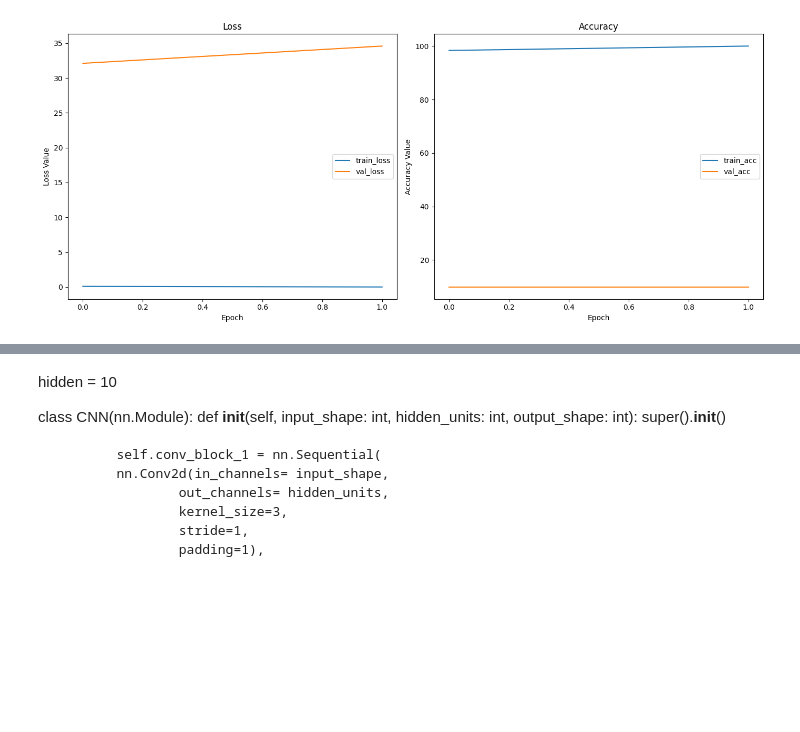
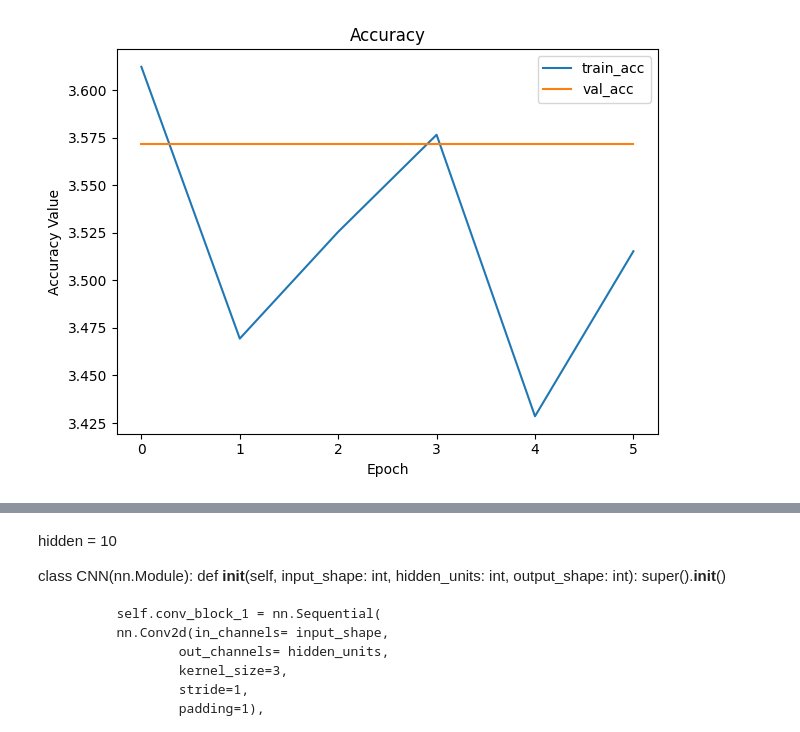
Before and after one commit to Anton123567/DL_UPC, a Jupyter notebook: results_all/Deep Learning Assignment.ipynb, the cells around one changed output, grey strips where cells are left out. Saved outputs shown, nothing was run; the diff lists cells and outputs as text; code cells hidden in the pictures; blank space fills up the shorter version.

Commit message:
renaming and new results

```diff
--- a/results_all/Deep Learning Assignment.ipynb
+++ b/results_all/Deep Learning Assignment.ipynb
@@ -8,43 +8,24 @@ def plot_res(filename):
 
 
     # Create a figure with two subplots side by side
-    fig, axes = plt.subplots(nrows=1, ncols=2, figsize=(14, 6))
 
     # Plot data on the first subplot
-    res[["train_loss", "val_loss"]].plot(ax=axes[0])
-    axes[0].set_title('Loss')
-    axes[0].set_ylabel('Loss Value')
-    axes[0].set_xlabel('Epoch')
+    ax = res[["train_acc", "val_acc"]].plot()
+    ax.set_title('Accuracy')
+    ax.set_ylabel('Accuracy Value')
+    ax.set_xlabel('Epoch')
 
     # Plot data on the second subplot
-    res[["train_acc", "val_acc"]].plot(ax=axes[1])
-    axes[1].set_title('Accuracy')
-    axes[1].set_ylabel('Accuracy Value')
-    axes[1].set_xlabel('Epoch')
+    #res[["train_acc", "val_acc"]].plot(ax=axes[1])
+    #axes[1].set_title('Accuracy')
+    #axes[1].set_ylabel('Accuracy Value')
+    #axes[1].set_xlabel('Epoch')
 
     # Adjust the layout and show the plot
     plt.tight_layout()
     plt.show()
 # %%
-res = pd.read_csv("results0.csv")
-# Create a figure with two subplots side by side
-fig, axes = plt.subplots(nrows=1, ncols=2, figsize=(14, 6))
-
-# Plot data on the first subplot
-res[["train_loss", "val_loss"]].plot(ax=axes[0])
-axes[0].set_title('Loss')
-axes[0].set_ylabel('Loss Value')
-axes[0].set_xlabel('Epoch')
-
-# Plot data on the second subplot
-res[["train_acc", "val_acc"]].plot(ax=axes[1])
-axes[1].set_title('Accuracy')
-axes[1].set_ylabel('Accuracy Value')
-axes[1].set_xlabel('Epoch')
-
-# Adjust the layout and show the plot
-plt.tight_layout()
-plt.show()
+plot_res("results13.csv")
 # %% [output]
-[figure, old version]
+[figure, new version]
 # %%
```
Also changed, not shown: parts of 3 cells of this notebook, 46 other files.
